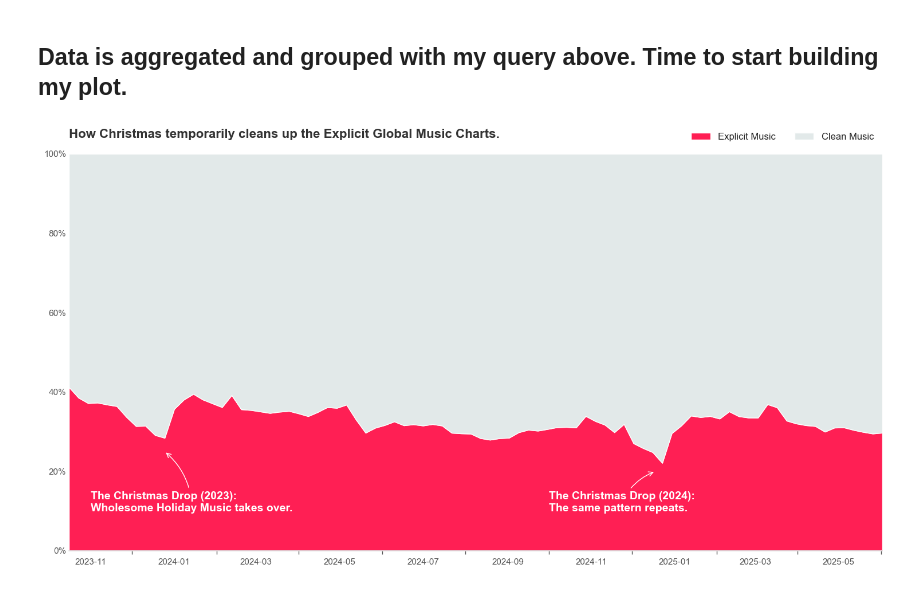
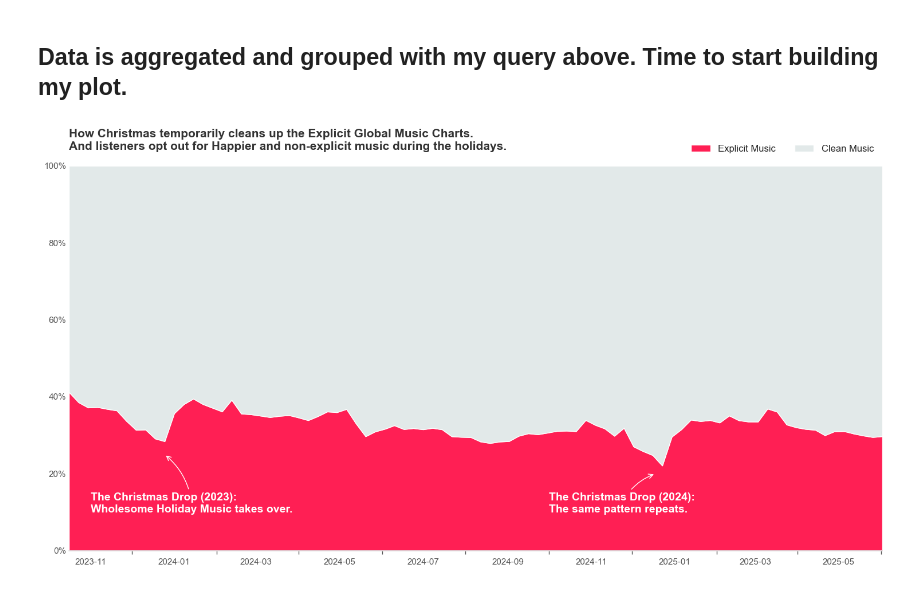
Before and after one commit to JohnnyHyytiainen/DEUX2025_music_project, a Jupyter notebook: notebooks/explicit_winter_storytelling_visualisation.ipynb, the cells around one changed output. Cells and saved outputs as stored; diff of their text form; code cells hidden in the pictures.

Commit message:
fix(explicit storytelling): updated header to be more explanatory in second storytelling plot. First version was ambiguous, this version is cleared

```diff
--- a/notebooks/explicit_winter_storytelling_visualisation.ipynb
+++ b/notebooks/explicit_winter_storytelling_visualisation.ipynb
@@ -82,35 +82,36 @@ ax.tick_params(axis='y', length=0, colors='#555555')
 # X-MAS 2023
 x_xmas_23 = pd.to_datetime('2023-12-25')
 plt.annotate(
     "The Christmas Drop (2023):\nWholesome Holiday Music takes over.",
     xy = (x_xmas_23, 25), # Pilen pekar ner i den röda ytan (där den dippar)
     xytext = (pd.to_datetime('2023-11-01'), 10),
     arrowprops = dict(facecolor = '#ffffff', edgecolor = '#ffffff', arrowstyle="->", connectionstyle="arc3,rad=0.2"),
     fontsize = 14, color = '#ffffff', fontweight= 'bold'
 )
 
 # X-MAS 2024
 x_xmas_24 = pd.to_datetime('2024-12-18')
 plt.annotate(
     "The Christmas Drop (2024):\nThe same pattern repeats.",
     xy = (x_xmas_24, 20), # Pilen pekar ner i den röda ytan (där den dippar)
     xytext= (pd.to_datetime('2024-10-01'), 10),
     arrowprops = dict(facecolor = '#ffffff', edgecolor = '#ffffff', arrowstyle="->", connectionstyle="arc3,rad=-0.2"),
     fontsize = 14, color = '#ffffff', fontweight = 'bold'
 )
 # ========================================
 # ========================================
 
 # 7) Legend och titel
 # Fin legend placerad i top höger hörnet innuti grafen
 ax.legend(loc = 'lower right', bbox_to_anchor=(1, 1.01), ncol=2, frameon = False, fontsize = 12)
 
-plt.title("How Christmas temporarily cleans up the Explicit Global Music Charts.",
-        fontsize = 16, fontweight = 'bold', color = '#333333', pad = 20, loc = 'left')
+plt.title("How Christmas temporarily cleans up the Explicit Global Music Charts.\nAnd listeners opt out for Happier and non-explicit music during the holidays.",
+        fontsize = 15, fontweight = 'bold', color = '#333333', pad = 20, loc = 'left')
 
 plt.xlabel("")
-plt.tight_layout()
+
+fig = ax.get_figure()
+fig.tight_layout()
 fig.savefig("../data/plots/storytelling_graph_Christmas_explicit.png", dpi=300, bbox_inches='tight', facecolor='white')
-plt.show()
 # %% [output]
-[figure, old version]
+[figure, new version]
```
Also changed, not shown: 1 other file.
